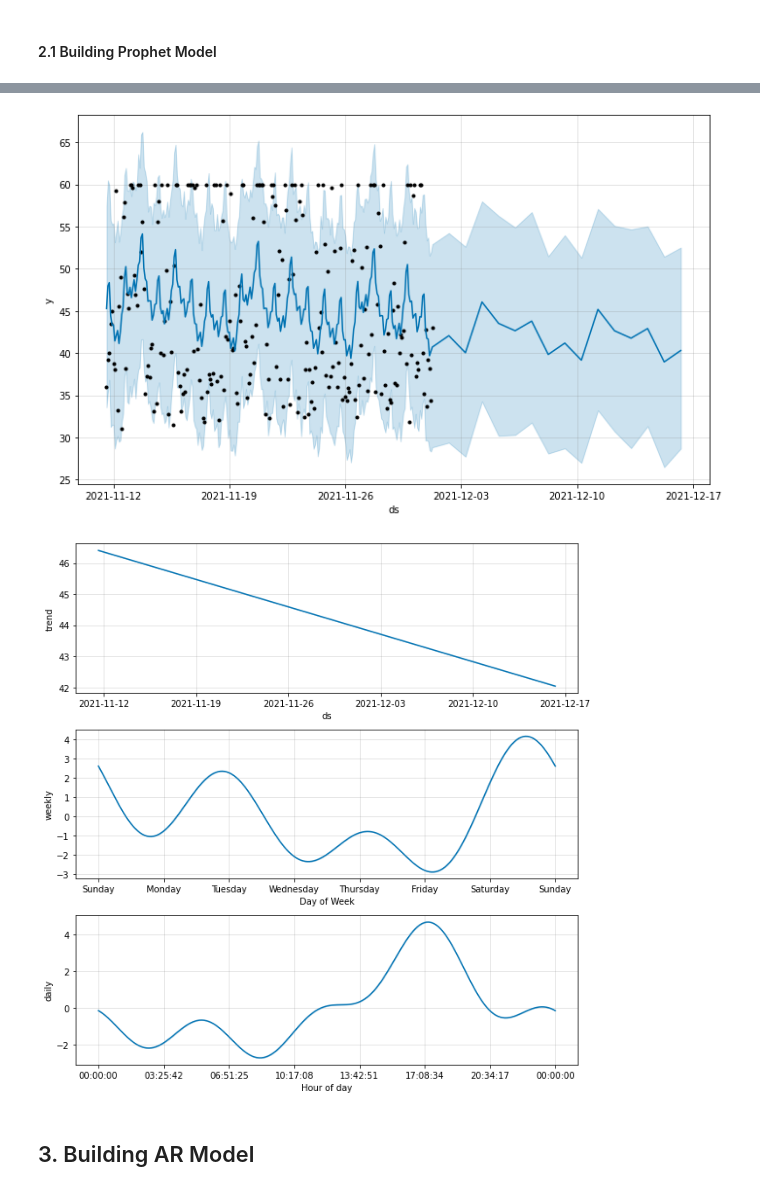
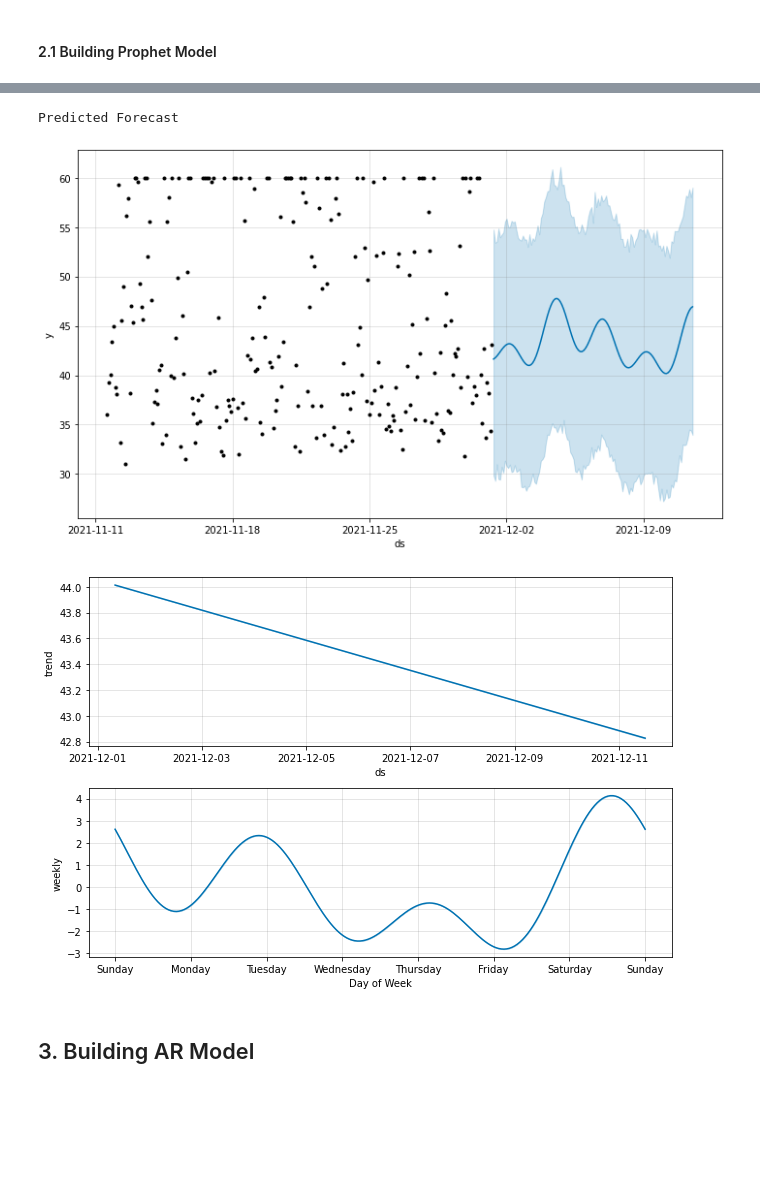
Before and after one commit to IanRayburn/Air_Quality_Prediction, a Jupyter notebook: Air_Quality_Pred.ipynb, the cells around one changed output, grey strips where cells are left out. Cells and saved outputs as stored; diff of their text form; code cells hidden in the pictures; blank space fills up the shorter version.

Commit message:
feat(Prophet): Added RMSE score for prophet model

```diff
--- a/Air_Quality_Pred.ipynb
+++ b/Air_Quality_Pred.ipynb
@@ -22,7 +27,7 @@ with open("data/air_quality_sensor_data.csv", "w") as f:
     f.writelines(text)
 # %%
 # Loading data
-data = pd.read_csv("data/air_quality_sensor_data.csv")
+data = pd.read_csv("data/air_quality_sensor_data.csv", header=0)
 print(data.shape)
 data.head()
 # %% [output]
@@ -81,7 +87,7 @@ df.describe()
 | max | 60.000000 |
 # %%
 # Plotting data
-plt.rcParams['figure.figsize'] = [25, 6]
+plt.rcParams['figure.figsize'] = [25, 8]
 df.plot()
 # %% [output]
 <AxesSubplot:>
@@ -93,5 +103,5 @@ df.plot()
 # %%
 # Training Models
-m = prophet.Prophet(yearly_seasonality=False)
+m = prophet.Prophet(daily_seasonality=False)
 pro_model = m.fit(prophet_train)
 # %% [output]
@@ -117,0 +117,13 @@ forecast[["ds", "yhat", "yhat_lower", "yhat_upper"]].tail()
+# %%
+# Predicting future values
+future = pro_model.make_future_dataframe(periods=246, freq="H", include_history=False)
+future = future.iloc[1:246]
+future = future.iloc[::2] # There is a data entry every two hours in df, predicting double the amount of values in prophet_test then deleting odd hours
+future = future.reset_index(drop=True)
+forecast = pro_model.predict(future)
+
+real_test_values = prophet_test["y"].reset_index(drop=True)
+
+prophet_rmse = sqrt(mse(real_test_values, forecast.loc[:, "yhat"]))
+print(f"Prophet Model RMSE: {prophet_rmse}")
+forecast[["ds", "yhat"]].tail()
@@ -118,12 +138,15 @@ forecast[["ds", "yhat", "yhat_lower", "yhat_upper"]].tail()
 # %%
-# Ploting forecast
-fig1 = pro_model.plot(forecast)
+# Ploting predicted forecast
+print("Predicted Forecast")
+fig2 = pro_model.plot(forecast)
 # %% [output]
+Predicted Forecast
-[figure, old version]
+[figure, new version]
 # %%
+
 fig2 = pro_model.plot_components(forecast)
 # %% [output]
-[figure, old version]
+[figure, new version]
 # %% [markdown]
 ## 3. Building AR Model
 # %%
```
Also changed, not shown: parts of 7 cells of this notebook.
